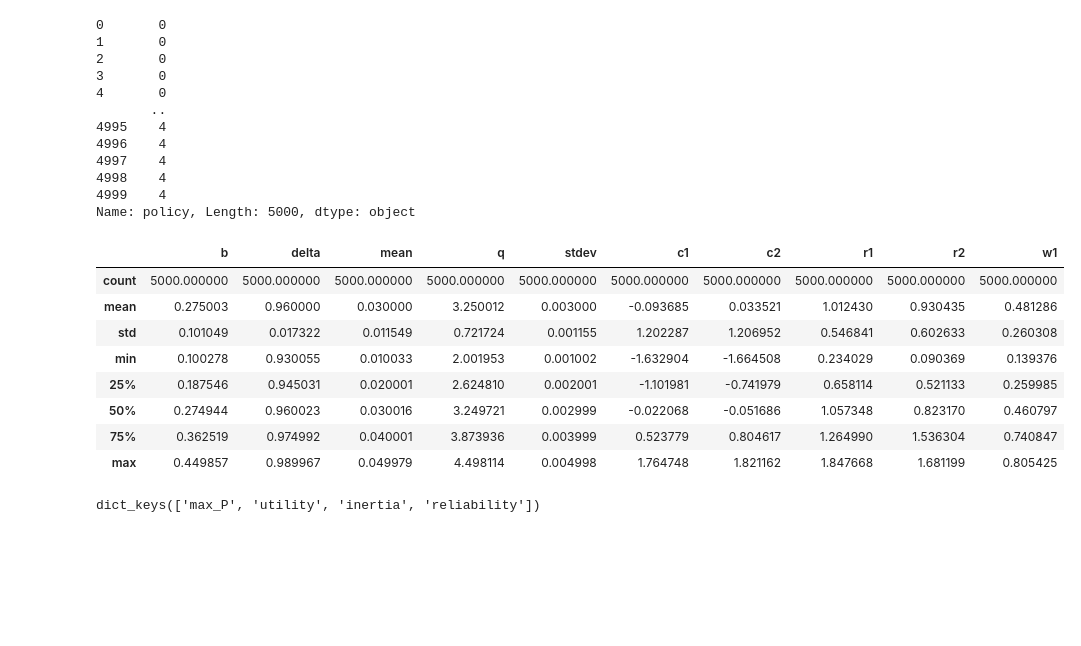
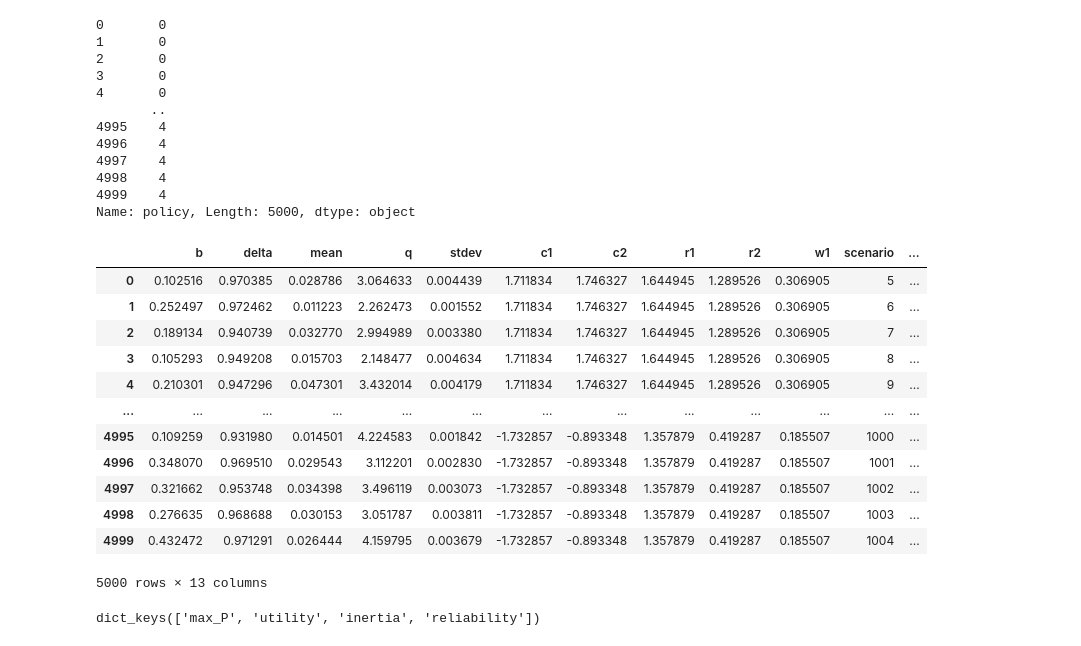
Before and after one commit to pfoytik/scenarioDiscovery, a Jupyter notebook: ema_test.ipynb, the cells around one changed output. Saved outputs shown, nothing was run; the diff lists cells and outputs as text; code cells hidden in the pictures; blank space fills up the shorter version.

```diff
--- a/ema_test.ipynb
+++ b/ema_test.ipynb
@@ -87,17 +74,21 @@ experiments['policy']
 4999    4
 Name: policy, Length: 5000, dtype: object
 # %%
-experiments.describe()
+experiments
 # %% [output]
-|  | b | delta | mean | q | stdev | c1 | c2 | r1 | r2 | w1 |
-| count | 5000.000000 | 5000.000000 | 5000.000000 | 5000.000000 | 5000.000000 | 5000.000000 | 5000.000000 | 5000.000000 | 5000.000000 | 5000.000000 |
-| mean | 0.275003 | 0.960000 | 0.030000 | 3.250012 | 0.003000 | -0.093685 | 0.033521 | 1.012430 | 0.930435 | 0.481286 |
-| std | 0.101049 | 0.017322 | 0.011549 | 0.721724 | 0.001155 | 1.202287 | 1.206952 | 0.546841 | 0.602633 | 0.260308 |
-| min | 0.100278 | 0.930055 | 0.010033 | 2.001953 | 0.001002 | -1.632904 | -1.664508 | 0.234029 | 0.090369 | 0.139376 |
-| 25% | 0.187546 | 0.945031 | 0.020001 | 2.624810 | 0.002001 | -1.101981 | -0.741979 | 0.658114 | 0.521133 | 0.259985 |
-| 50% | 0.274944 | 0.960023 | 0.030016 | 3.249721 | 0.002999 | -0.022068 | -0.051686 | 1.057348 | 0.823170 | 0.460797 |
-| 75% | 0.362519 | 0.974992 | 0.040001 | 3.873936 | 0.003999 | 0.523779 | 0.804617 | 1.264990 | 1.536304 | 0.740847 |
-| max | 0.449857 | 0.989967 | 0.049979 | 4.498114 | 0.004998 | 1.764748 | 1.821162 | 1.847668 | 1.681199 | 0.805425 |
+|  | b | delta | mean | q | stdev | c1 | c2 | r1 | r2 | w1 | scenario | ... |
+| 0 | 0.102516 | 0.970385 | 0.028786 | 3.064633 | 0.004439 | 1.711834 | 1.746327 | 1.644945 | 1.289526 | 0.306905 | 5 | ... |
+| 1 | 0.252497 | 0.972462 | 0.011223 | 2.262473 | 0.001552 | 1.711834 | 1.746327 | 1.644945 | 1.289526 | 0.306905 | 6 | ... |
+| 2 | 0.189134 | 0.940739 | 0.032770 | 2.994989 | 0.003380 | 1.711834 | 1.746327 | 1.644945 | 1.289526 | 0.306905 | 7 | ... |
+| 3 | 0.105293 | 0.949208 | 0.015703 | 2.148477 | 0.004634 | 1.711834 | 1.746327 | 1.644945 | 1.289526 | 0.306905 | 8 | ... |
+| 4 | 0.210301 | 0.947296 | 0.047301 | 3.432014 | 0.004179 | 1.711834 | 1.746327 | 1.644945 | 1.289526 | 0.306905 | 9 | ... |
+| ... | ... | ... | ... | ... | ... | ... | ... | ... | ... | ... | ... | ... |
+| 4995 | 0.109259 | 0.931980 | 0.014501 | 4.224583 | 0.001842 | -1.732857 | -0.893348 | 1.357879 | 0.419287 | 0.185507 | 1000 | ... |
+| 4996 | 0.348070 | 0.969510 | 0.029543 | 3.112201 | 0.002830 | -1.732857 | -0.893348 | 1.357879 | 0.419287 | 0.185507 | 1001 | ... |
+| 4997 | 0.321662 | 0.953748 | 0.034398 | 3.496119 | 0.003073 | -1.732857 | -0.893348 | 1.357879 | 0.419287 | 0.185507 | 1002 | ... |
+| 4998 | 0.276635 | 0.968688 | 0.030153 | 3.051787 | 0.003811 | -1.732857 | -0.893348 | 1.357879 | 0.419287 | 0.185507 | 1003 | ... |
+| 4999 | 0.432472 | 0.971291 | 0.026444 | 4.159795 | 0.003679 | -1.732857 | -0.893348 | 1.357879 | 0.419287 | 0.185507 | 1004 | ... |
+5000 rows × 13 columns
 # %%
 outcomes.keys()
 # %% [output]
```
Also changed, not shown: parts of 5 cells of this notebook, 2 other files.
